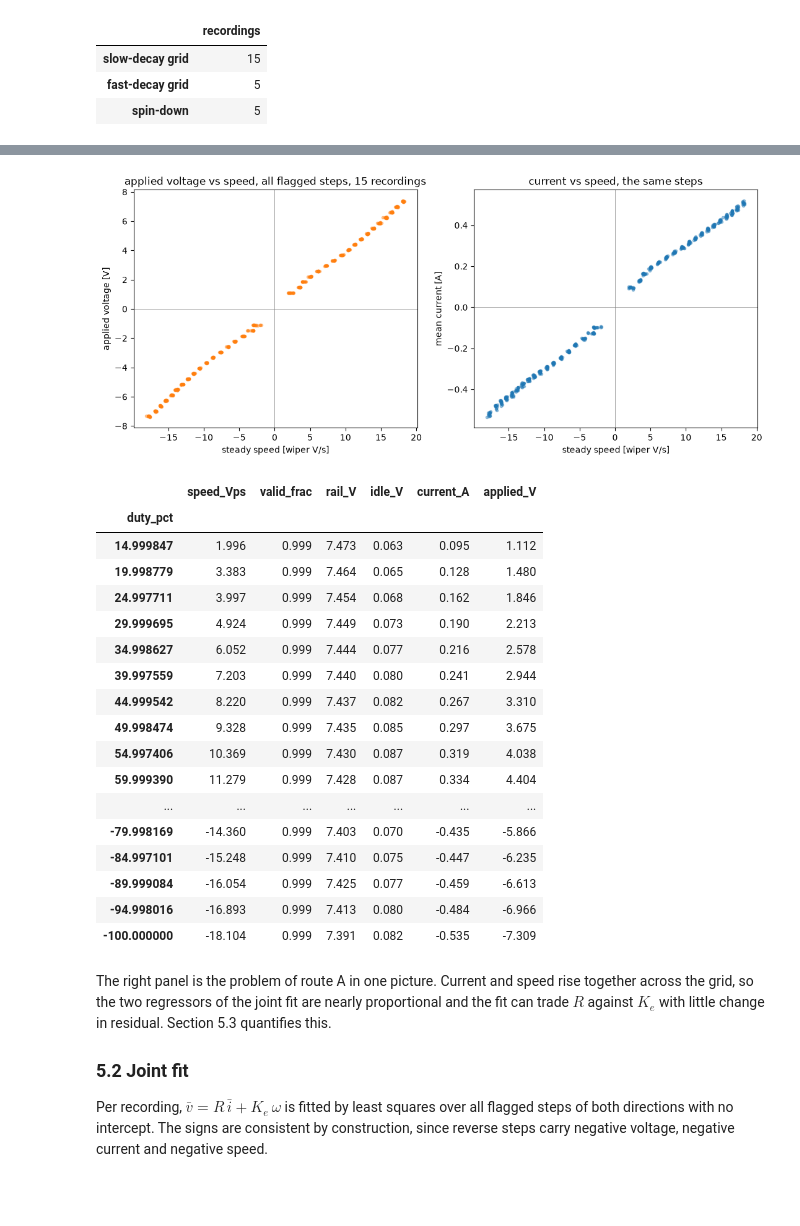
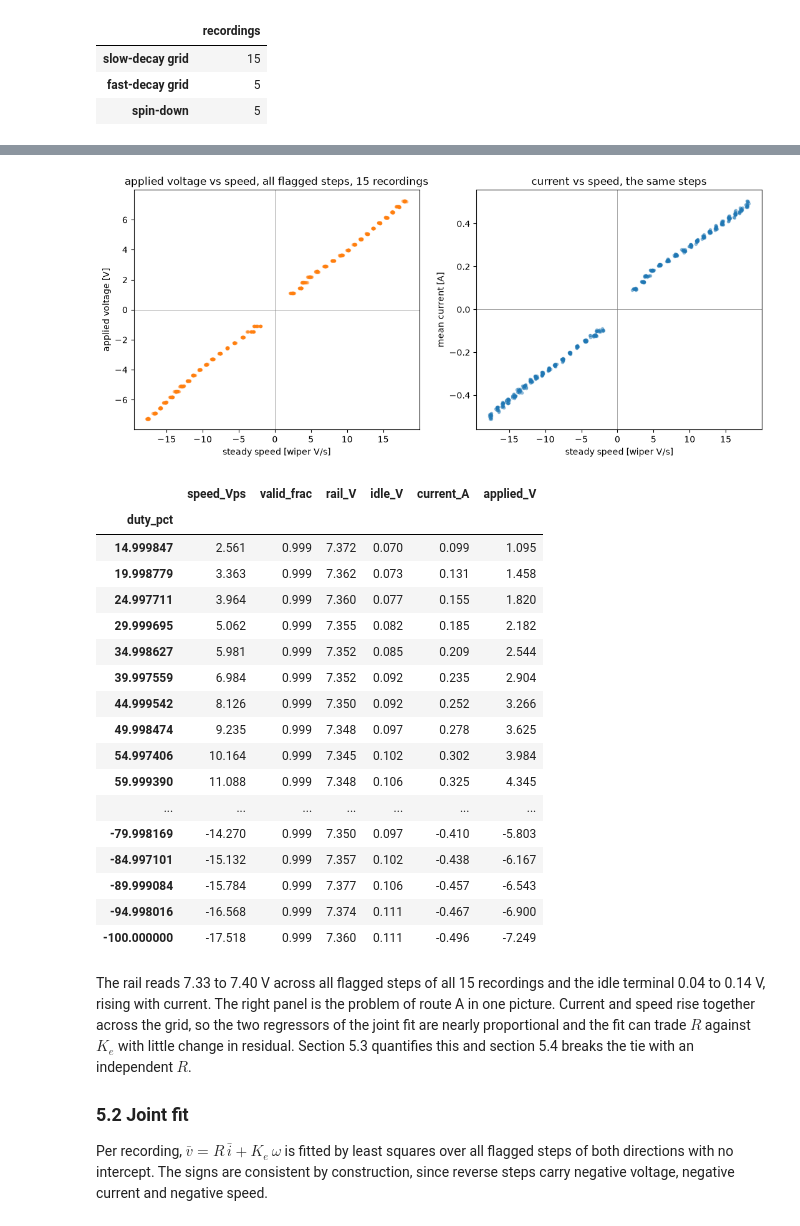
Before and after one commit to OpenServoCore/open-servo-core, a Jupyter notebook: notebooks/03-back-emf.ipynb, the cells around one changed output, grey strips where cells are left out. Cells and saved outputs as stored; diff of their text form; code cells hidden in the pictures; blank space fills up the shorter version.

Commit message:
notebooks: back-emf constant on the biased terminal dividers

```diff
--- a/notebooks/03-back-emf.ipynb
+++ b/notebooks/03-back-emf.ipynb
@@ -131,6 +157,8 @@ VDD_V = 3.300               # ADC reference, nominal, not measured
 ADC_COUNTS = 4096           # 12-bit converter
 DIV_TOP_OHM = 20_000        # motor terminal divider, top leg
 DIV_BOT_OHM = 10_000        # motor terminal divider, bottom leg
+BIAS_TOP_OHM = 430          # divider return bias, from VDD
+BIAS_BOT_OHM = 100          # divider return bias, to ground
 SHUNT_OHM = 0.033           # current shunt
 AMP_GAIN = 15.0             # current amplifier gain
 TICK_HZ = 20_000            # control / sample rate
@@ -139,13 +167,19 @@ Q15 = 32767                 # duty full scale as encoded on the wire
 
 # --- derived conversion factors ---
 V_ADC_PER_COUNT = VDD_V / ADC_COUNTS                       # volts at the ADC pin
-V_TERM_PER_COUNT = V_ADC_PER_COUNT * (DIV_TOP_OHM + DIV_BOT_OHM) / DIV_BOT_OHM
+DIV_RATIO = (DIV_TOP_OHM + DIV_BOT_OHM) / DIV_BOT_OHM      # 3, terminal volts per tap volt
 A_PER_COUNT = V_ADC_PER_COUNT / (AMP_GAIN * SHUNT_OHM)     # amps through the shunt
+VB_NOMINAL_V = VDD_V * BIAS_BOT_OHM / (BIAS_TOP_OHM + BIAS_BOT_OHM)
+
+def terminal_V(tap_counts, vb_counts):
+    return (DIV_RATIO * tap_counts - (DIV_RATIO - 1) * vb_counts) * V_ADC_PER_COUNT
 
 pd.DataFrame([
     {"channel": "pot wiper", "factor": V_ADC_PER_COUNT * 1e3, "unit": "mV per count"},
-    {"channel": "motor terminal", "factor": V_TERM_PER_COUNT * 1e3, "unit": "mV per count"},
+    {"channel": "motor terminal, absolute", "factor": DIV_RATIO * V_ADC_PER_COUNT * 1e3, "unit": "mV per tap count, minus 2 x VB"},
+    {"channel": "motor terminal, difference", "factor": DIV_RATIO * V_ADC_PER_COUNT * 1e3, "unit": "mV per count of tap difference"},
     {"channel": "motor current", "factor": A_PER_COUNT * 1e3, "unit": "mA per count"},
+    {"channel": "terminal bias VB, nominal", "factor": VB_NOMINAL_V, "unit": "V"},
 ]).set_index("channel").round(4)
 # %% [output]
 |  | factor | unit |
@@ -217,4 +257,7 @@ duty step at which the validity flag is set, which route A relies on.
 # %%
+def bias_counts(df):
+    return df[df["seg"] == 0]["vmotor_a"].median()
+
 def integrity(recs, series):
     rows = []
     for name, (df, _) in recs.items():
@@ -225,6 +268,7 @@ def integrity(recs, series):
         steps = df[df["seg"] > 0].groupby("seg").agg(
             d=("duty_pct", "first"), valid=("window_valid", "mean"))
         steps = steps[steps["d"] != 0]
+        base = df[df["seg"] == 0]
         rows.append({
             "series": series,
             "recording": name,
@@ -232,10 +276,13 @@ def integrity(recs, series):
             "segments": df["seg"].nunique(),
             "missing_samples": missing,
             "flag_set_from_pct": steps[steps["valid"] > 0.5]["d"].abs().min().round(),
+            "VB_a_counts": base["vmotor_a"].median(),
+            "VB_b_counts": base["vmotor_b"].median(),
+            "VB_V": bias_counts(df) * V_ADC_PER_COUNT,
         })
     return pd.DataFrame(rows)
 
 pd.concat([integrity(slow, "slow-decay grid"),
            integrity(fast, "fast-decay grid"),
-           integrity(spin, "spin-down")], ignore_index=True)
+           integrity(spin, "spin-down")], ignore_index=True).round(4)
 # %% [output]
@@ -294,6 +349,7 @@ def step_speed(seg):
     return np.polyfit(t, tail["pos"] * V_ADC_PER_COUNT, 1)[0]
 
 def drive_steps(df):
+    vb = bias_counts(df)
     bias = current_bias(df)
     out = []
     for seg_id, seg in df.groupby("seg"):
@@ -306,59 +362,62 @@ def drive_steps(df):
                "valid_frac": seg["window_valid"].mean()}
         if len(v) >= 100:
             row.update({
-                "rail_V": v[drv].quantile(0.9) * V_TERM_PER_COUNT,
-                "idle_V": v[idle].median() * V_TERM_PER_COUNT,
+                "rail_V": terminal_V(v[drv].quantile(0.9), vb),
+                "idle_V": terminal_V(v[idle].median(), vb),
                 "current_A": np.sign(d) * (v["current_raw"].mean() - bias) * A_PER_COUNT,
             })
         out.append(row)
     s = pd.DataFrame(out)
     s["applied_V"] = s["duty_pct"] / 100.0 * (s["rail_V"] - s["idle_V"])
     return s
 
 steps_a = {name: drive_steps(df).dropna(subset=["current_A"])
            for name, (df, _) in slow.items()}
 
 fig, axes = plt.subplots(1, 2, figsize=(13, 5))
 for name, s in steps_a.items():
     axes[0].plot(s["speed_Vps"], s["applied_V"], "o", ms=3, alpha=0.4, color="tab:orange")
     axes[1].plot(s["speed_Vps"], s["current_A"], "o", ms=3, alpha=0.4, color="tab:blue")
 axes[0].set_xlabel("steady speed [wiper V/s]")
 axes[0].set_ylabel("applied voltage [V]")
 axes[0].set_title("applied voltage vs speed, all flagged steps, 15 recordings")
 axes[1].set_xlabel("steady speed [wiper V/s]")
 axes[1].set_ylabel("mean current [A]")
 axes[1].set_title("current vs speed, the same steps")
 for ax in axes:
     ax.axhline(0, color="grey", lw=0.5)
     ax.axvline(0, color="grey", lw=0.5)
 plt.show()
 
 steps_a["bridge/capture-1"].set_index("duty_pct").round(3)
 # %% [output]
-[figure, old version]
+[figure, new version]
 |  | speed_Vps | valid_frac | rail_V | idle_V | current_A | applied_V |
 | duty_pct |  |  |  |  |  |  |
-| 14.999847 | 1.996 | 0.999 | 7.473 | 0.063 | 0.095 | 1.112 |
-| 19.998779 | 3.383 | 0.999 | 7.464 | 0.065 | 0.128 | 1.480 |
-| 24.997711 | 3.997 | 0.999 | 7.454 | 0.068 | 0.162 | 1.846 |
-| 29.999695 | 4.924 | 0.999 | 7.449 | 0.073 | 0.190 | 2.213 |
-| 34.998627 | 6.052 | 0.999 | 7.444 | 0.077 | 0.216 | 2.578 |
-| 39.997559 | 7.203 | 0.999 | 7.440 | 0.080 | 0.241 | 2.944 |
-| 44.999542 | 8.220 | 0.999 | 7.437 | 0.082 | 0.267 | 3.310 |
-| 49.998474 | 9.328 | 0.999 | 7.435 | 0.085 | 0.297 | 3.675 |
-| 54.997406 | 10.369 | 0.999 | 7.430 | 0.087 | 0.319 | 4.038 |
-| 59.999390 | 11.279 | 0.999 | 7.428 | 0.087 | 0.334 | 4.404 |
+| 14.999847 | 2.561 | 0.999 | 7.372 | 0.070 | 0.099 | 1.095 |
+| 19.998779 | 3.363 | 0.999 | 7.362 | 0.073 | 0.131 | 1.458 |
+| 24.997711 | 3.964 | 0.999 | 7.360 | 0.077 | 0.155 | 1.820 |
+| 29.999695 | 5.062 | 0.999 | 7.355 | 0.082 | 0.185 | 2.182 |
+| 34.998627 | 5.981 | 0.999 | 7.352 | 0.085 | 0.209 | 2.544 |
+| 39.997559 | 6.984 | 0.999 | 7.352 | 0.092 | 0.235 | 2.904 |
+| 44.999542 | 8.126 | 0.999 | 7.350 | 0.092 | 0.252 | 3.266 |
+| 49.998474 | 9.235 | 0.999 | 7.348 | 0.097 | 0.278 | 3.625 |
+| 54.997406 | 10.164 | 0.999 | 7.345 | 0.102 | 0.302 | 3.984 |
+| 59.999390 | 11.088 | 0.999 | 7.348 | 0.106 | 0.325 | 4.345 |
 | ... | ... | ... | ... | ... | ... | ... |
-| -79.998169 | -14.360 | 0.999 | 7.403 | 0.070 | -0.435 | -5.866 |
-| -84.997101 | -15.248 | 0.999 | 7.410 | 0.075 | -0.447 | -6.235 |
-| -89.999084 | -16.054 | 0.999 | 7.425 | 0.077 | -0.459 | -6.613 |
-| -94.998016 | -16.893 | 0.999 | 7.413 | 0.080 | -0.484 | -6.966 |
-| -100.000000 | -18.104 | 0.999 | 7.391 | 0.082 | -0.535 | -7.309 |
+| -79.998169 | -14.270 | 0.999 | 7.350 | 0.097 | -0.410 | -5.803 |
+| -84.997101 | -15.132 | 0.999 | 7.357 | 0.102 | -0.438 | -6.167 |
+| -89.999084 | -15.784 | 0.999 | 7.377 | 0.106 | -0.457 | -6.543 |
+| -94.998016 | -16.568 | 0.999 | 7.374 | 0.111 | -0.467 | -6.900 |
+| -100.000000 | -17.518 | 0.999 | 7.360 | 0.111 | -0.496 | -7.249 |
 # %% [markdown]
-The right panel is the problem of route A in one picture. Current and
-speed rise together across the grid, so the two regressors of the joint
-fit are nearly proportional and the fit can trade $R$ against $K_e$ with
-little change in residual. Section 5.3 quantifies this.
+The rail reads 7.33 to 7.40 V across all flagged steps of all 15
+recordings and the idle terminal 0.04 to 0.14 V, rising with current. The
+right panel is the problem of route A in one picture. Current and speed
+rise together across the grid, so the two regressors of the joint fit are
+nearly proportional and the fit can trade $R$ against $K_e$ with little
+change in residual. Section 5.3 quantifies this and section 5.4 breaks the
+tie with an independent $R$.
 
 ### 5.2 Joint fit
 
```
Also changed, not shown: parts of 53 cells of this notebook.
